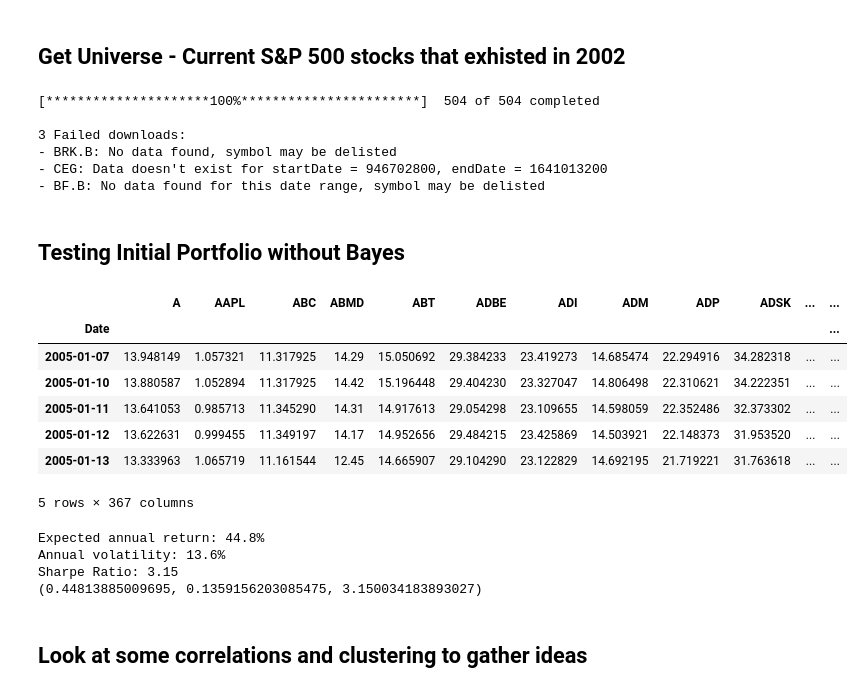
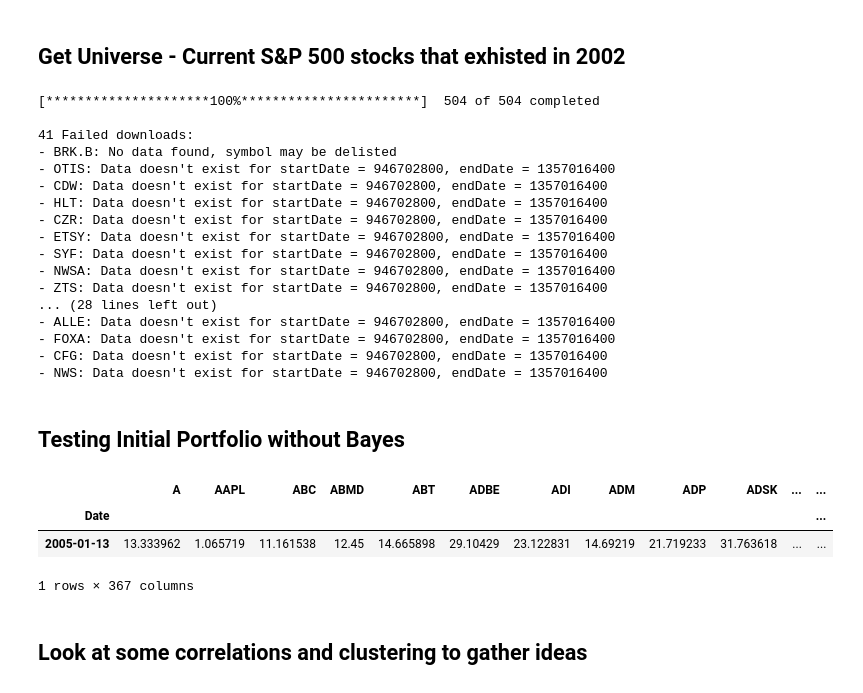
Before and after one commit to thEKurz/Opt_Modeling, a Jupyter notebook: Davids algo.ipynb, the cells around one changed output. Drawn from its saved outputs; the diff is of its cells as text; code cells hidden in the pictures.

```diff
--- a/Davids algo.ipynb
+++ b/Davids algo.ipynb
@@ -35,15 +36,26 @@ for row in table.findAll('tr')[1:]:
 
 tickers = [s.replace('\n', '') for s in tickers]
 start = datetime(2000,1,1)
-end = datetime(2022,1,1)
+end = datetime(2013,1,1)
 data = yf.download(tickers, start=start, end=end)
 # %% [output]
 [*********************100%***********************]  504 of 504 completed
 
-3 Failed downloads:
+41 Failed downloads:
 - BRK.B: No data found, symbol may be delisted
-- CEG: Data doesn't exist for startDate = 946702800, endDate = 1641013200
-- BF.B: No data found for this date range, symbol may be delisted
+- OTIS: Data doesn't exist for startDate = 946702800, endDate = 1357016400
+- CDW: Data doesn't exist for startDate = 946702800, endDate = 1357016400
+- HLT: Data doesn't exist for startDate = 946702800, endDate = 1357016400
+- CZR: Data doesn't exist for startDate = 946702800, endDate = 1357016400
+- ETSY: Data doesn't exist for startDate = 946702800, endDate = 1357016400
+- SYF: Data doesn't exist for startDate = 946702800, endDate = 1357016400
+- NWSA: Data doesn't exist for startDate = 946702800, endDate = 1357016400
+- ZTS: Data doesn't exist for startDate = 946702800, endDate = 1357016400
+... (28 lines left out)
+- ALLE: Data doesn't exist for startDate = 946702800, endDate = 1357016400
+- FOXA: Data doesn't exist for startDate = 946702800, endDate = 1357016400
+- CFG: Data doesn't exist for startDate = 946702800, endDate = 1357016400
+- NWS: Data doesn't exist for startDate = 946702800, endDate = 1357016400
 # %%
 data.index = pd.to_datetime(data.index)
 data = data.sort_index()
@@ -54,30 +66,12 @@ SP_Close=SP_Close.dropna(axis=1)
 ## Testing Initial Portfolio without Bayes
 # %%
 five_year_data=SP_Close[:1265] #5 years of data
-five_year_data.tail()
+five_year_data.tail(1)
 # %% [output]
 |  | A | AAPL | ABC | ABMD | ABT | ADBE | ADI | ADM | ADP | ADSK | ... | ... |
 | Date |  |  |  |  |  |  |  |  |  |  |  | ... |
-| 2005-01-07 | 13.948149 | 1.057321 | 11.317925 | 14.29 | 15.050692 | 29.384233 | 23.419273 | 14.685474 | 22.294916 | 34.282318 | ... | ... |
-| 2005-01-10 | 13.880587 | 1.052894 | 11.317925 | 14.42 | 15.196448 | 29.404230 | 23.327047 | 14.806498 | 22.310621 | 34.222351 | ... | ... |
-| 2005-01-11 | 13.641053 | 0.985713 | 11.345290 | 14.31 | 14.917613 | 29.054298 | 23.109655 | 14.598059 | 22.352486 | 32.373302 | ... | ... |
-| 2005-01-12 | 13.622631 | 0.999455 | 11.349197 | 14.17 | 14.952656 | 29.484215 | 23.425869 | 14.503921 | 22.148373 | 31.953520 | ... | ... |
-| 2005-01-13 | 13.333963 | 1.065719 | 11.161544 | 12.45 | 14.665907 | 29.104290 | 23.122829 | 14.692195 | 21.719221 | 31.763618 | ... | ... |
+| 2005-01-13 | 13.333962 | 1.065719 | 11.161538 | 12.45 | 14.665898 | 29.10429 | 23.122831 | 14.69219 | 21.719233 | 31.763618 | ... | ... |
-5 rows × 367 columns
+1 rows × 367 columns
-# %%
-from pypfopt.efficient_frontier import EfficientFrontier
-
-mu = mean_historical_return(five_year_data)
-S = CovarianceShrinkage(five_year_data).ledoit_wolf()
-ef = EfficientFrontier(mu, S)
-weights = ef.max_sharpe()
-cleaned_weights = ef.clean_weights()
-print(ef.portfolio_performance(verbose=True))
-# %% [output]
-Expected annual return: 44.8%
-Annual volatility: 13.6%
-Sharpe Ratio: 3.15
-(0.44813885009695, 0.1359156203085475, 3.150034183893027)
 # %% [markdown]
 ## Look at some correlations and clustering to gather ideas
 # %%
```
Also changed, not shown: parts of 12 cells of this notebook.
